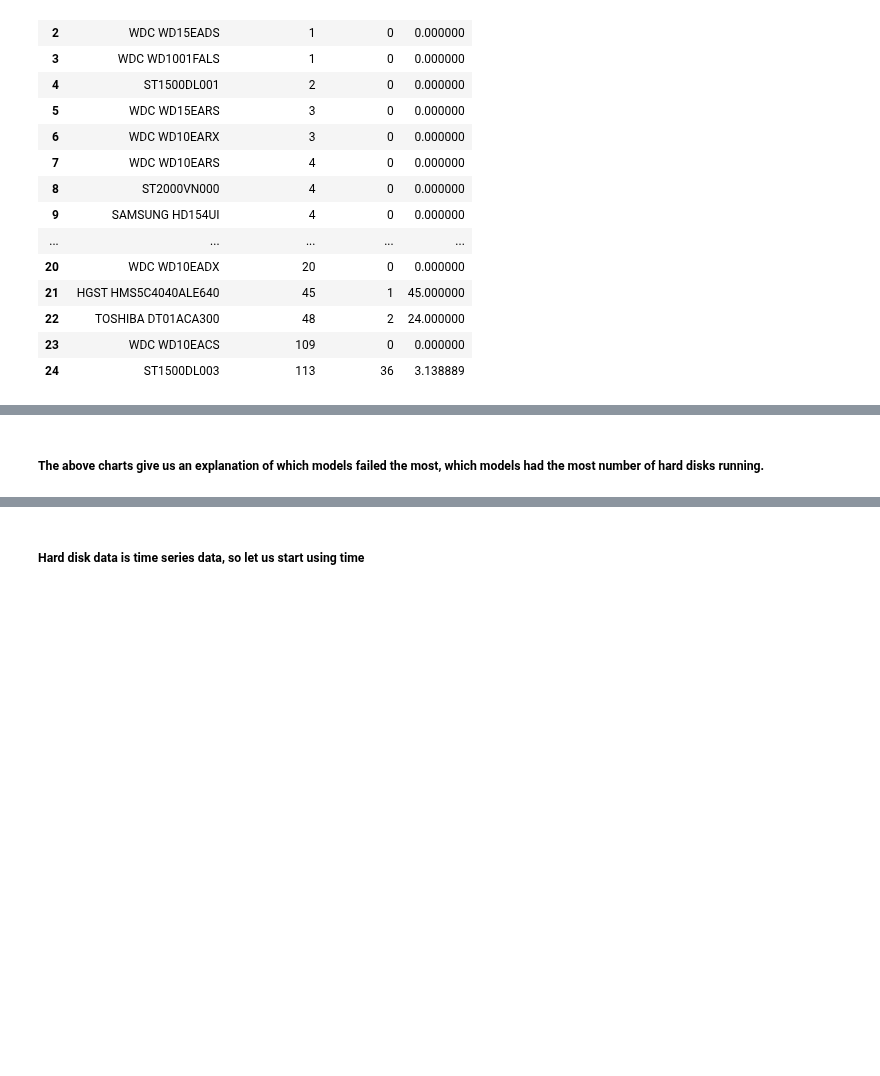
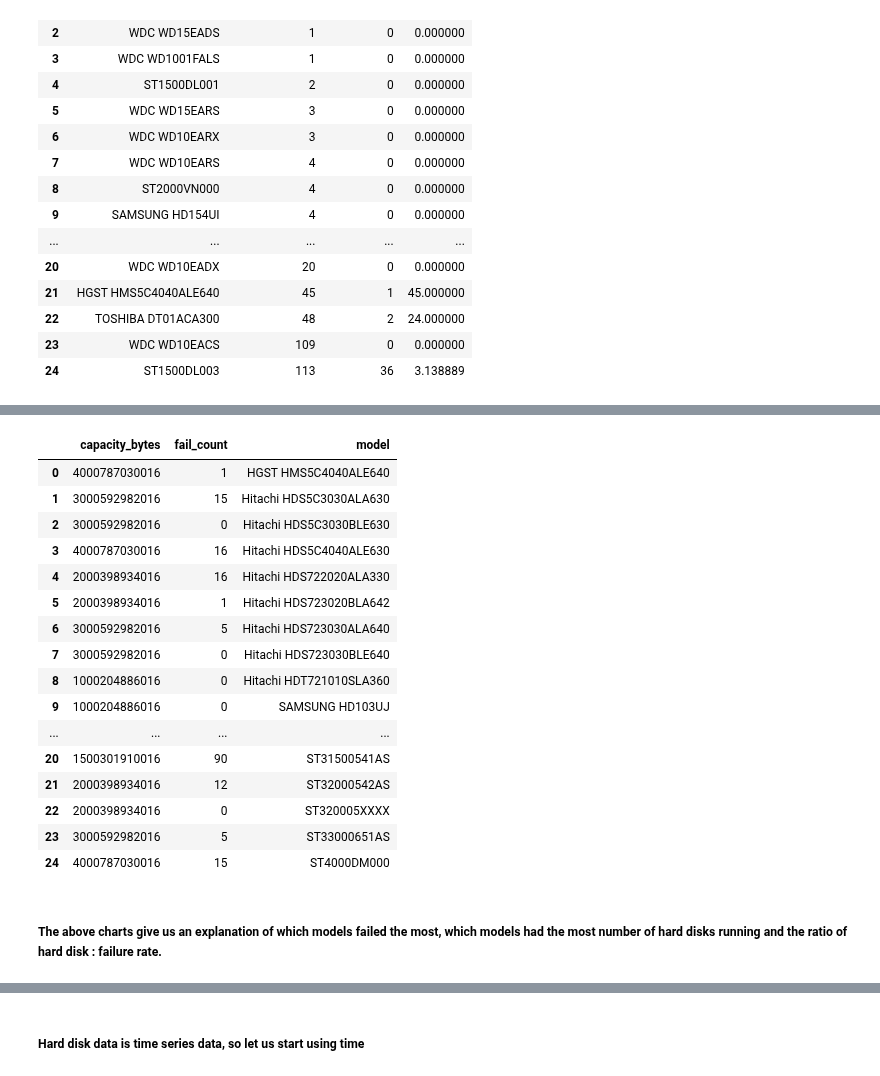
Before and after one commit to ababook/intro-python-data-science, a Jupyter notebook: hard-disk/Explore.ipynb, the cells around one changed output, grey strips where cells are left out. Drawn from its saved outputs; the diff is of its cells as text; code cells hidden in the pictures; blank space fills up the shorter version.

```diff
--- a/hard-disk/Explore.ipynb
+++ b/hard-disk/Explore.ipynb
@@ -221,5 +246,31 @@ merged_df.plot(kind='pie',y='ratio',figsize=(15,10))
+# %%
+# We are getting all the models with different capacity bytes and how many times they failed
+failure_data_for_all_model_capacity_df = pd.read_sql_query(sql='''SELECT capacity_bytes,sum(failure) as fail_count
+                                                                ,model  from data
+                                                    group by model,capacity_bytes '''
+                                             ,con=engine)
+# %%
+failure_data_for_all_model_capacity_df.head(25)
+# %% [output]
+|  | capacity_bytes | fail_count | model |
+| 0 | 4000787030016 | 1 | HGST HMS5C4040ALE640 |
+| 1 | 3000592982016 | 15 | Hitachi HDS5C3030ALA630 |
+| 2 | 3000592982016 | 0 | Hitachi HDS5C3030BLE630 |
+| 3 | 4000787030016 | 16 | Hitachi HDS5C4040ALE630 |
+| 4 | 2000398934016 | 16 | Hitachi HDS722020ALA330 |
+| 5 | 2000398934016 | 1 | Hitachi HDS723020BLA642 |
+| 6 | 3000592982016 | 5 | Hitachi HDS723030ALA640 |
+| 7 | 3000592982016 | 0 | Hitachi HDS723030BLE640 |
+| 8 | 1000204886016 | 0 | Hitachi HDT721010SLA360 |
+| 9 | 1000204886016 | 0 | SAMSUNG HD103UJ |
+| ... | ... | ... | ... |
+| 20 | 1500301910016 | 90 | ST31500541AS |
+| 21 | 2000398934016 | 12 | ST32000542AS |
+| 22 | 2000398934016 | 0 | ST320005XXXX |
+| 23 | 3000592982016 | 5 | ST33000651AS |
+| 24 | 4000787030016 | 15 | ST4000DM000 |
 # %% [markdown]
-##### The above charts give us an explanation of which models failed the most, which models had the most number of hard disks running.
+##### The above charts give us an explanation of which models failed the most, which models had the most number of hard disks running and the ratio of hard disk : failure rate.
 # %% [markdown]
 <img style="float:center" src="img/explore-clock.png" width=150/>
 # %% [markdown]
```
Also changed, not shown: parts of 15 cells of this notebook.
